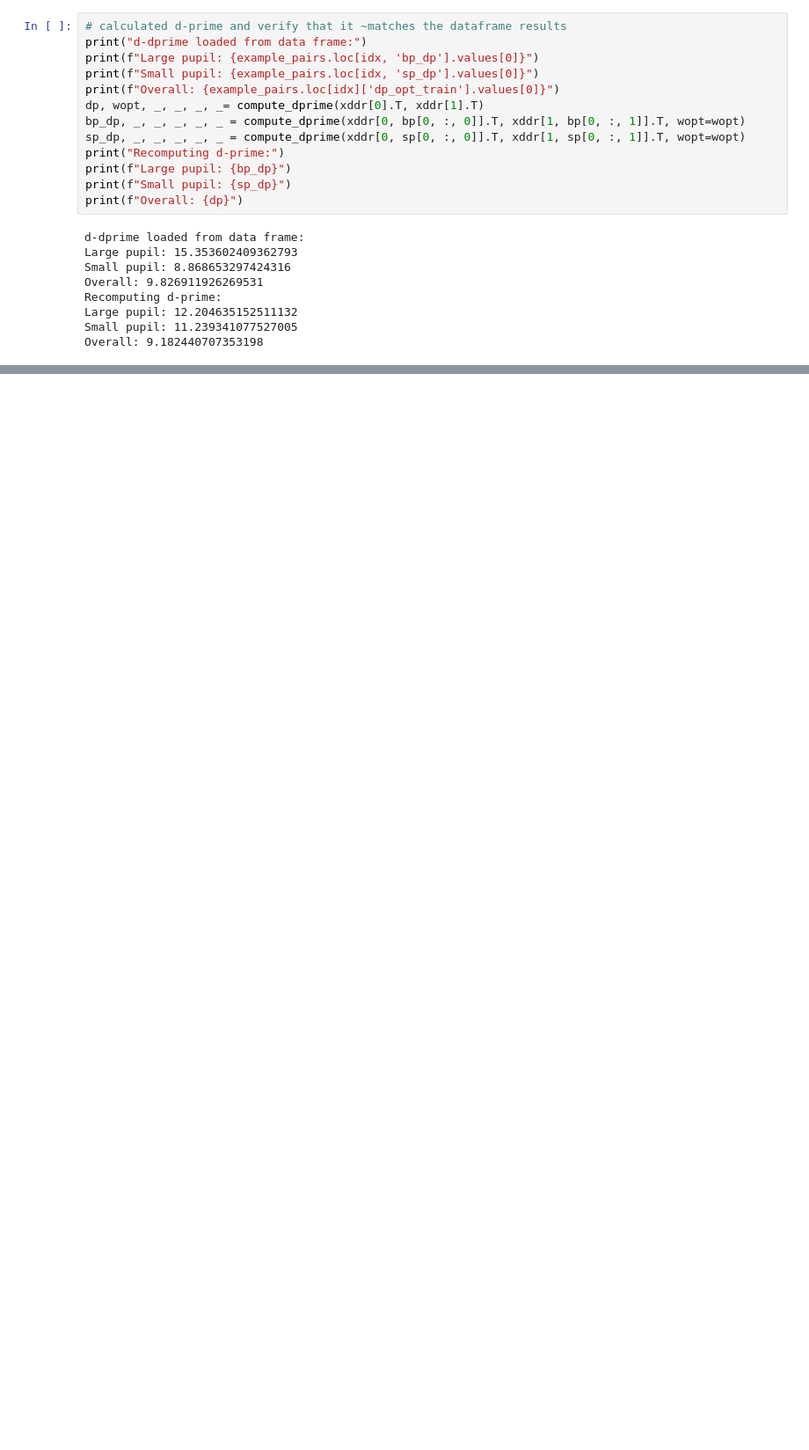
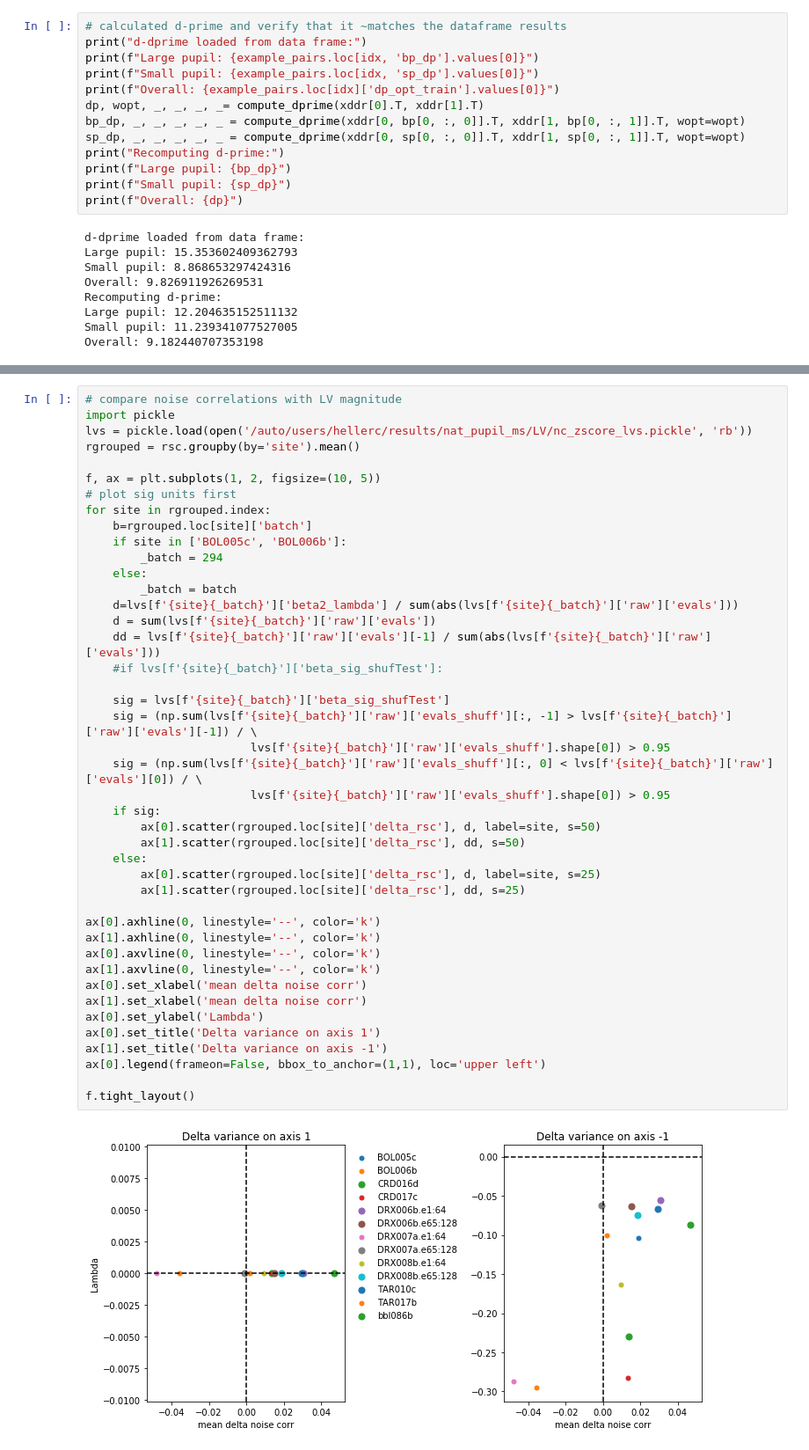
Before and after one commit to crheller/nat_pup_ms, a Jupyter notebook: test_scripts/may21_updates.ipynb, the cells around one changed output, grey strips where cells are left out. Shown at 88% size. Cells and saved outputs as stored; diff of their text form; blank space fills up the shorter version.

```diff
--- a/test_scripts/may21_updates.ipynb
+++ b/test_scripts/may21_updates.ipynb
@@ -400,0 +402,45 @@ Overall: 9.182440707353198
+# %%
+# compare noise correlations with LV magnitude
+import pickle
+lvs = pickle.load(open('/auto/users/hellerc/results/nat_pupil_ms/LV/nc_zscore_lvs.pickle', 'rb'))
+rgrouped = rsc.groupby(by='site').mean()
+
+f, ax = plt.subplots(1, 2, figsize=(10, 5))
+# plot sig units first
+for site in rgrouped.index:
+    b=rgrouped.loc[site]['batch']
+    if site in ['BOL005c', 'BOL006b']:
+        _batch = 294
+    else:
+        _batch = batch
+    d=lvs[f'{site}{_batch}']['beta2_lambda'] / sum(abs(lvs[f'{site}{_batch}']['raw']['evals']))
+    d = sum(lvs[f'{site}{_batch}']['raw']['evals'])
+    dd = lvs[f'{site}{_batch}']['raw']['evals'][-1] / sum(abs(lvs[f'{site}{_batch}']['raw']['evals']))
+    #if lvs[f'{site}{_batch}']['beta_sig_shufTest']:
+
+    sig = lvs[f'{site}{_batch}']['beta_sig_shufTest']
+    sig = (np.sum(lvs[f'{site}{_batch}']['raw']['evals_shuff'][:, -1] > lvs[f'{site}{_batch}']['raw']['evals'][-1]) / \
+                        lvs[f'{site}{_batch}']['raw']['evals_shuff'].shape[0]) > 0.95
+    sig = (np.sum(lvs[f'{site}{_batch}']['raw']['evals_shuff'][:, 0] < lvs[f'{site}{_batch}']['raw']['evals'][0]) / \
+                        lvs[f'{site}{_batch}']['raw']['evals_shuff'].shape[0]) > 0.95
+    if sig:
+        ax[0].scatter(rgrouped.loc[site]['delta_rsc'], d, label=site, s=50)
+        ax[1].scatter(rgrouped.loc[site]['delta_rsc'], dd, s=50)
+    else:
+        ax[0].scatter(rgrouped.loc[site]['delta_rsc'], d, label=site, s=25)
+        ax[1].scatter(rgrouped.loc[site]['delta_rsc'], dd, s=25)
+
+ax[0].axhline(0, linestyle='--', color='k')
+ax[1].axhline(0, linestyle='--', color='k')
+ax[0].axvline(0, linestyle='--', color='k')
+ax[1].axvline(0, linestyle='--', color='k')
+ax[0].set_xlabel('mean delta noise corr')
+ax[1].set_xlabel('mean delta noise corr')
+ax[0].set_ylabel('Lambda')
+ax[0].set_title('Delta variance on axis 1')
+ax[1].set_title('Delta variance on axis -1')
+ax[0].legend(frameon=False, bbox_to_anchor=(1,1), loc='upper left')
+
+f.tight_layout()
+# %% [output]
+[figure, added]
```
Also changed, not shown: parts of 16 cells of this notebook, 2 other files.
